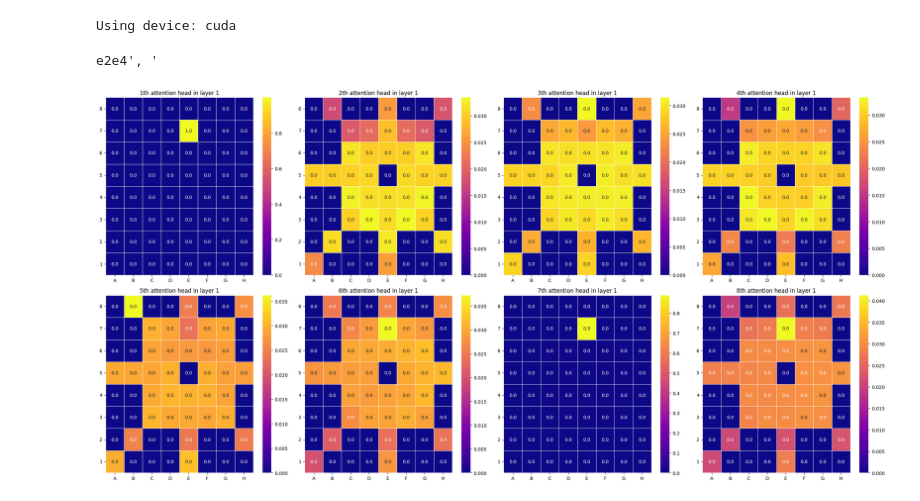
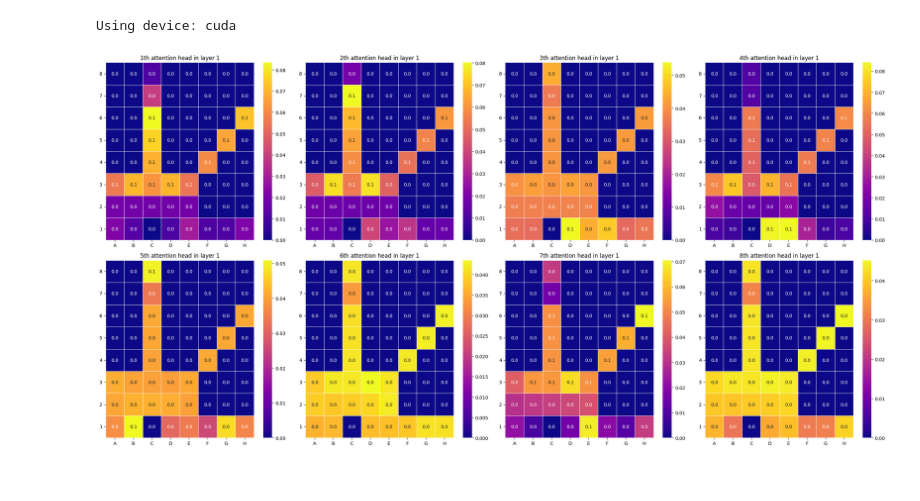
Before and after one commit to hongttisme/Advance_Machine_Learning_Project, a Jupyter notebook: attentionShow.ipynb, the cells around one changed output. Saved outputs shown, nothing was run; the diff lists cells and outputs as text; code cells hidden in the pictures.

```diff
--- a/attentionShow.ipynb
+++ b/attentionShow.ipynb
@@ -1,7 +1,7 @@
 # %%
 SHOW_ith_ATTENTIONT = 0
 fen = "r1bqkbnr/pppppppp/n7/8/8/8/PPPPPPPP/RNBQKBNR w KQkq - 0 1"
-check_at = 'e4'
+check_at = 'c1'
 # %%
 import torch
 import torch.nn as nn
@@ -317,26 +317,21 @@ def model_predict(model, board):
 board = chess.Board(fen)
 model = start_model()
 
-while(True):
-    policy_logits, value_pred = model_predict(model, board)
+policy_logits, value_pred = model_predict(model, board)
 
-    # print(value_pred)
-    index = np.argmax(policy_logits)
-
-    print(index_to_move[index], end="', '")
-    board.push(index_to_move[index])
-    break
+index = np.argmax(policy_logits)
 
 
-the_map = np.zeros((64,8))
+
+
+the_map = np.zeros((8,8,8))
 
 attention_map.shape
 iss,fss = get_incoming_move_indices(check_at)
 for i,f in zip(iss,fss):
-    the_map[f] = attention_map[i].cpu().detach().numpy()
+    the_map[7 - f//8,f%8] = attention_map[i].cpu().detach().numpy()
 # %% [output]
 Using device: cuda
-e2e4', '
 # %%
 import matplotlib.pyplot as plt
 import seaborn as sns
@@ -346,33 +341,32 @@ x_axis_labels = ['A', 'B', 'C', 'D', 'E', 'F', 'G', 'H']
 y_axis_labels = ['8', '7', '6', '5', '4', '3', '2', '1']
 
 
 fig, axes = plt.subplots(2, 4, figsize=(24, 12))
 axes = axes.flatten()
 
 for i, ax in enumerate(axes):
 
-    data = the_map[:,i].reshape(8,8)
+    data = the_map[:,:,i]
     min_val = 0
     max_val = data.max()
-
 
     sns.heatmap(
         data,
         ax=ax,
         annot=True,
         fmt='.1f',
         cmap='plasma',
         linewidths=.5,
         xticklabels=x_axis_labels,
         yticklabels=y_axis_labels
     )
 
     title = f'{i+1}th attention head in layer {SHOW_ith_ATTENTIONT+1}'
     ax.set_title(title, fontsize=12)
     ax.tick_params(axis='y', rotation=0)
 
 plt.tight_layout()
 
 plt.show()
 # %% [output]
-[figure, old version]
+[figure, new version]
```
